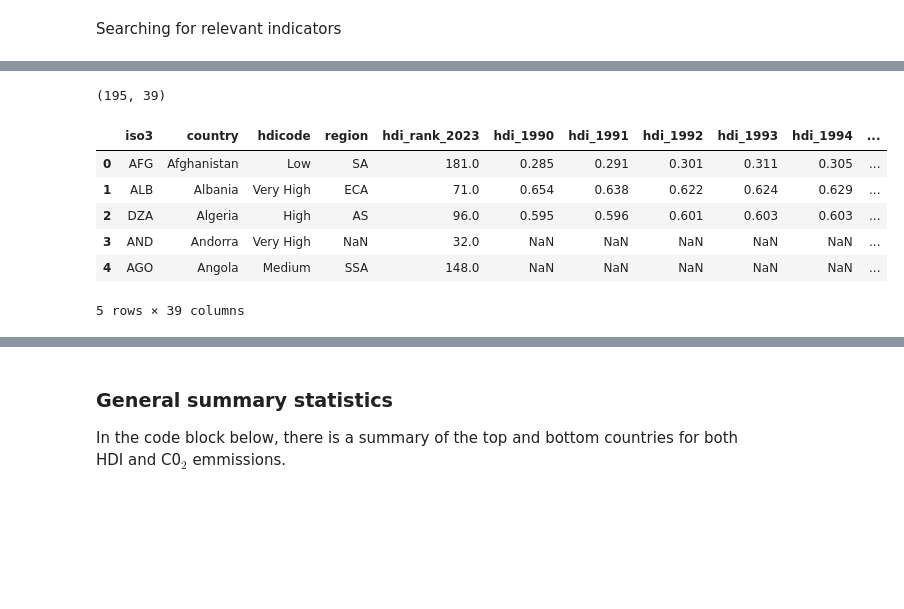
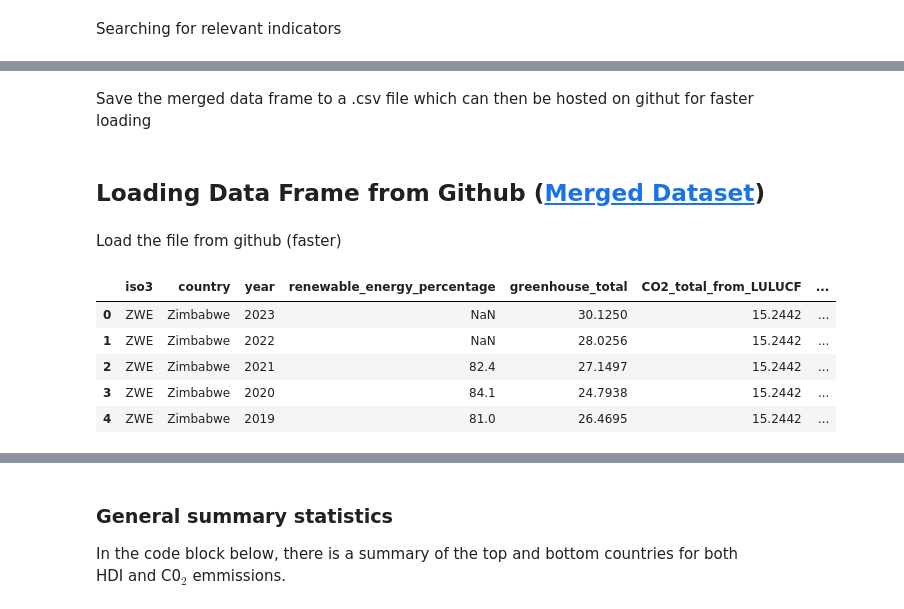
Before and after one commit to daniel-matveev/DS_ProjectLab, a Jupyter notebook: DS_ProjectLab.ipynb, the cells around one changed output, grey strips where cells are left out. Cells and saved outputs as stored; diff of their text form; code cells hidden in the pictures; blank space fills up the shorter version.

```diff
--- a/DS_ProjectLab.ipynb
+++ b/DS_ProjectLab.ipynb
@@ -158,0 +302,2 @@ Pulling the HDI table
+# %% [markdown]
+Save the merged data frame to a .csv file which can then be hosted on githut for faster loading
@@ -159,19 +306,20 @@ Pulling the HDI table
+# %% [markdown]
+## **Loading Data Frame from Github** ([Merged Dataset](https://github.com/daniel-matveev/DS_ProjectLab))
+# %% [markdown]
+Load the file from github (faster)
 # %%
-FILE_PATH = "https://raw.githubusercontent.com/daniel-matveev/DS_ProjectLab/master/HDI_Data.csv"
+FILE_PATH = "https://raw.githubusercontent.com/daniel-matveev/DS_ProjectLab/master/merged_dataset.csv"
 
-wide_hdi_data = pd.read_csv(
+df_merged = pd.read_csv(
     FILE_PATH,
     encoding = "latin1"
 )
 
-print(wide_hdi_data.shape)
-wide_hdi_data.head()
+display(df_merged.head())
 # %% [output]
-(195, 39)
-|  | iso3 | country | hdicode | region | hdi_rank_2023 | hdi_1990 | hdi_1991 | hdi_1992 | hdi_1993 | hdi_1994 | ... |
-| 0 | AFG | Afghanistan | Low | SA | 181.0 | 0.285 | 0.291 | 0.301 | 0.311 | 0.305 | ... |
-| 1 | ALB | Albania | Very High | ECA | 71.0 | 0.654 | 0.638 | 0.622 | 0.624 | 0.629 | ... |
-| 2 | DZA | Algeria | High | AS | 96.0 | 0.595 | 0.596 | 0.601 | 0.603 | 0.603 | ... |
-| 3 | AND | Andorra | Very High | NaN | 32.0 | NaN | NaN | NaN | NaN | NaN | ... |
-| 4 | AGO | Angola | Medium | SSA | 148.0 | NaN | NaN | NaN | NaN | NaN | ... |
+|  | iso3 | country | year | renewable_energy_percentage | greenhouse_total | CO2_total_from_LULUCF | ... |
+| 0 | ZWE | Zimbabwe | 2023 | NaN | 30.1250 | 15.2442 | ... |
+| 1 | ZWE | Zimbabwe | 2022 | NaN | 28.0256 | 15.2442 | ... |
+| 2 | ZWE | Zimbabwe | 2021 | 82.4 | 27.1497 | 15.2442 | ... |
+| 3 | ZWE | Zimbabwe | 2020 | 84.1 | 24.7938 | 15.2442 | ... |
+| 4 | ZWE | Zimbabwe | 2019 | 81.0 | 26.4695 | 15.2442 | ... |
-5 rows × 39 columns
```
Also changed, not shown: parts of 168 cells of this notebook.
